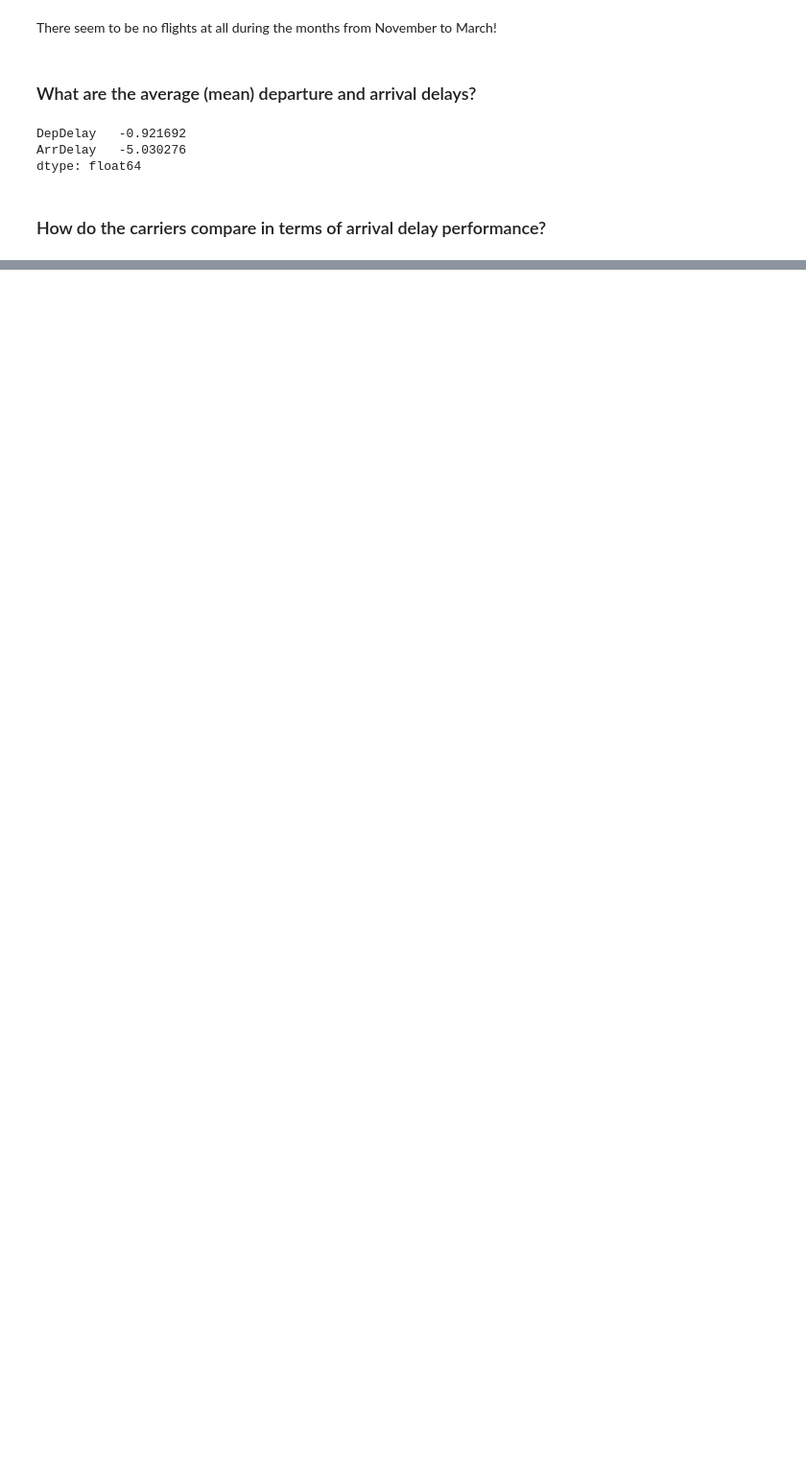
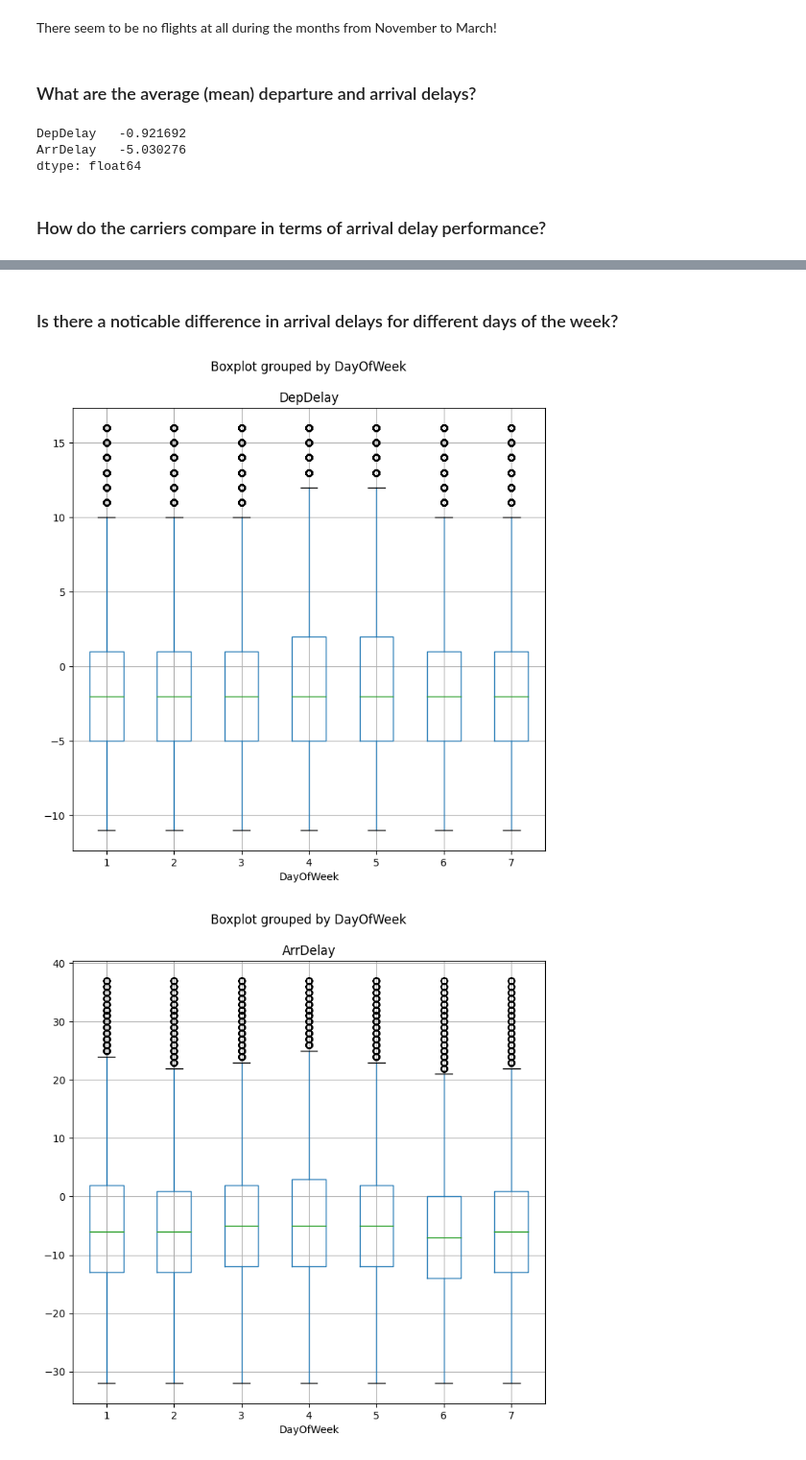
Before and after one commit to TimTen10/training_examples, a Jupyter notebook: flights.ipynb, the cells around one changed output, grey strips where cells are left out. Shown: that part at 96% size. Drawn from its saved outputs; the diff is of its cells as text; code cells hidden in the pictures; blank space fills up the shorter version.

Commit message:
Finished flights

```diff
--- a/flights.ipynb
+++ b/flights.ipynb
@@ -238,0 +281,8 @@ dtype: float64
+# %% [markdown]
+### Is there a noticable difference in arrival delays for different days of the week?
+# %%
+for col in delayFields:
+    df_flights.boxplot(column=col, by='DayOfWeek', figsize=(8, 8))
+# %% [output]
+[figure, added]
+[figure, added]
```
Also changed, not shown: parts of 12 cells of this notebook.
